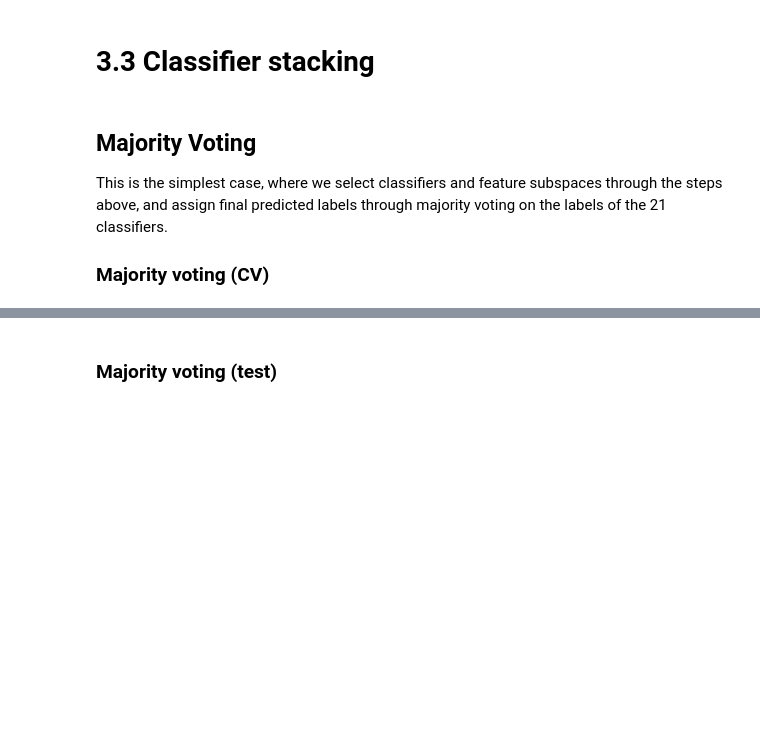
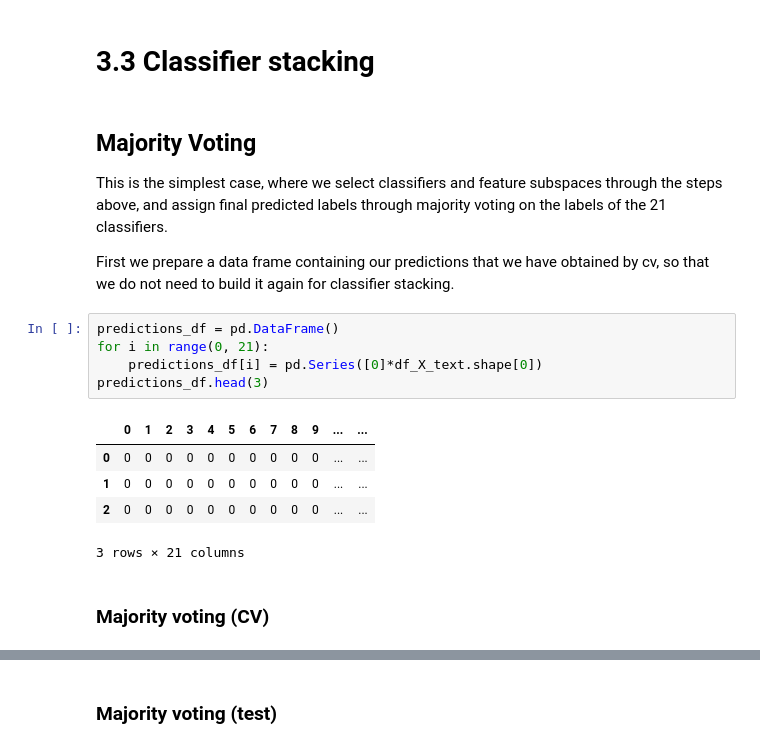
Before and after one commit to patrickFuerst/CoE_task, a Jupyter notebook: classifier_selection.ipynb, the cells around one changed output, grey strips where cells are left out. Drawn from its saved outputs; the diff is of its cells as text; blank space fills up the shorter version.

Commit message:
label stacking added

```diff
--- a/classifier_selection.ipynb
+++ b/classifier_selection.ipynb
@@ -1481,5 +1481,18 @@ GradientBoostingClassifier - audio: -1.4436267139546701, reject
 ## Majority Voting
 This is the simplest case, where we select classifiers and feature subspaces through the steps above, and assign final predicted labels through majority voting on the labels of the 21 classifiers.
 
-### Majority voting (CV)
+First we prepare a data frame containing our predictions that we have obtained by cv, so that we do not need to build it again for classifier stacking.
+# %%
+predictions_df = pd.DataFrame()
+for i in range(0, 21):
+    predictions_df[i] = pd.Series([0]*df_X_text.shape[0])
+predictions_df.head(3)
+# %% [output]
+|  | 0 | 1 | 2 | 3 | 4 | 5 | 6 | 7 | 8 | 9 | ... | ... |
+| 0 | 0 | 0 | 0 | 0 | 0 | 0 | 0 | 0 | 0 | 0 | ... | ... |
+| 1 | 0 | 0 | 0 | 0 | 0 | 0 | 0 | 0 | 0 | 0 | ... | ... |
+| 2 | 0 | 0 | 0 | 0 | 0 | 0 | 0 | 0 | 0 | 0 | ... | ... |
+3 rows × 21 columns
+# %% [markdown]
+### Majority voting (CV)
 # %%
```
Also changed, not shown: parts of 8 cells of this notebook.
